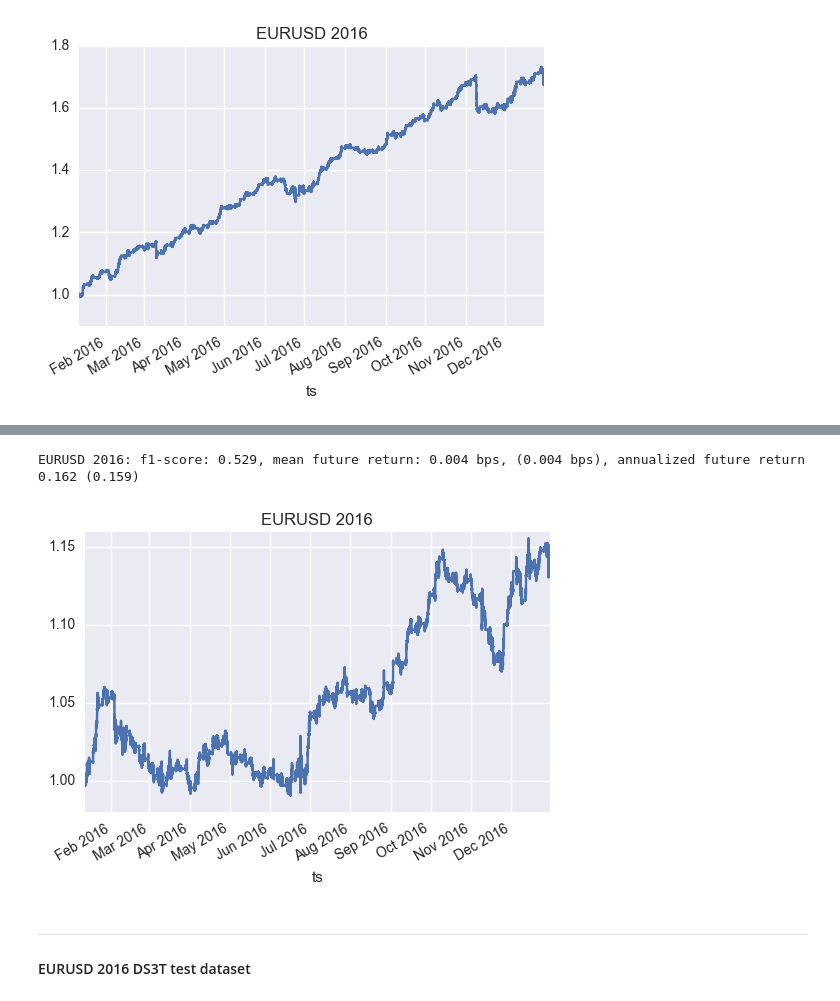
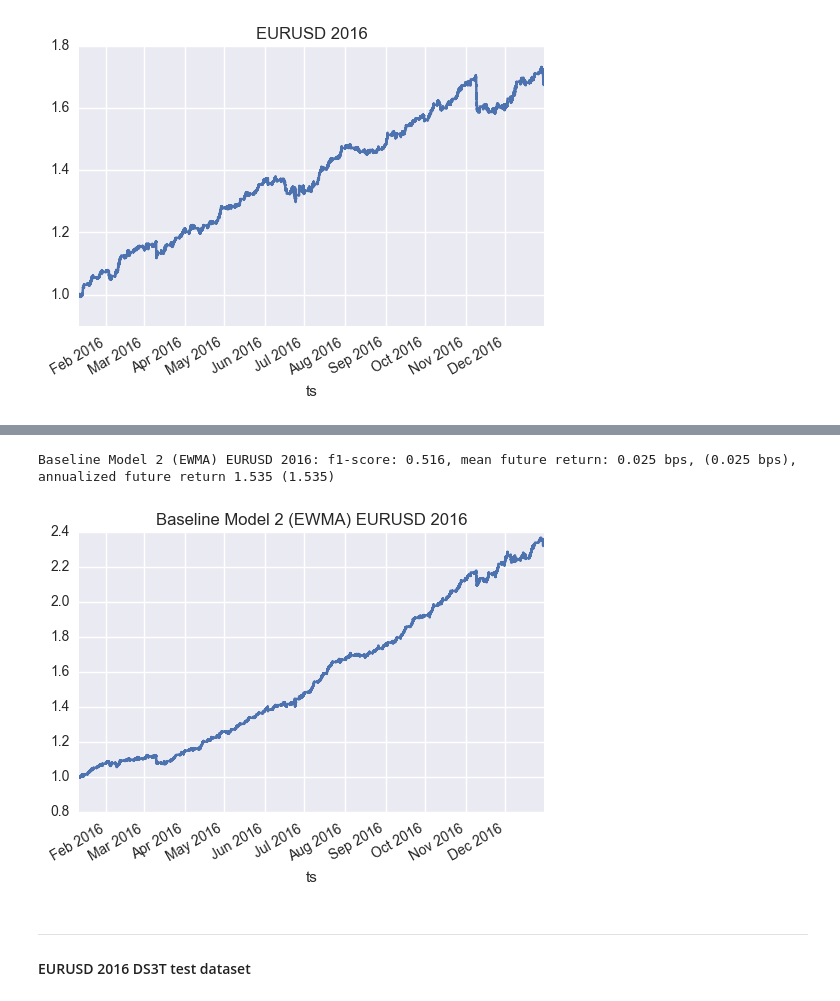
Before and after one commit to andrewwilson/mlnd_capstone, a Jupyter notebook: evaluatebaselinemodels-test.ipynb, the cells around one changed output, grey strips where cells are left out. Saved outputs shown, nothing was run; the diff lists cells and outputs as text; code cells hidden in the pictures.

```diff
--- a/evaluatebaselinemodels-test.ipynb
+++ b/evaluatebaselinemodels-test.ipynb
@@ -38,10 +38,12 @@ EURUSD 2016: f1-score: 0.524, mean future return: 0.001 bps, (0.001 bps), annual
 # %%
-model = Baseline02EWMA(lookahead=1, centre_of_mass=2701)
+model = Baseline02EWMA(lookahead=1, centre_of_mass=21)
 Y_test_pred = 1.0-model.predict(prices_test)
-metrics.performance_report(title,  prices_test,  lookahead, Y_test, Y_test_pred, cum_return_plot=True, heatmap=False);
+title = "Baseline Model 2 (EWMA) "+ sym + " " + str(year)
+metrics.performance_report(title,  prices_test,  lookahead, Y_test, Y_test_pred, cum_return_plot=True, heatmap=False,
+                            savefig='reportresources/baseline-model-2b-EURUSD2016-cumreturn.png');
 # %% [output]
-EURUSD 2016: f1-score: 0.529, mean future return: 0.004 bps, (0.004 bps), annualized future return 0.162 (0.159)
+Baseline Model 2 (EWMA) EURUSD 2016: f1-score: 0.516, mean future return: 0.025 bps, (0.025 bps), annualized future return 1.535 (1.535)
-[figure, old version]
+[figure, new version]
 # %% [markdown]
 ---------------
 
```
Also changed, not shown: parts of 3 cells of this notebook, 4 other files.
